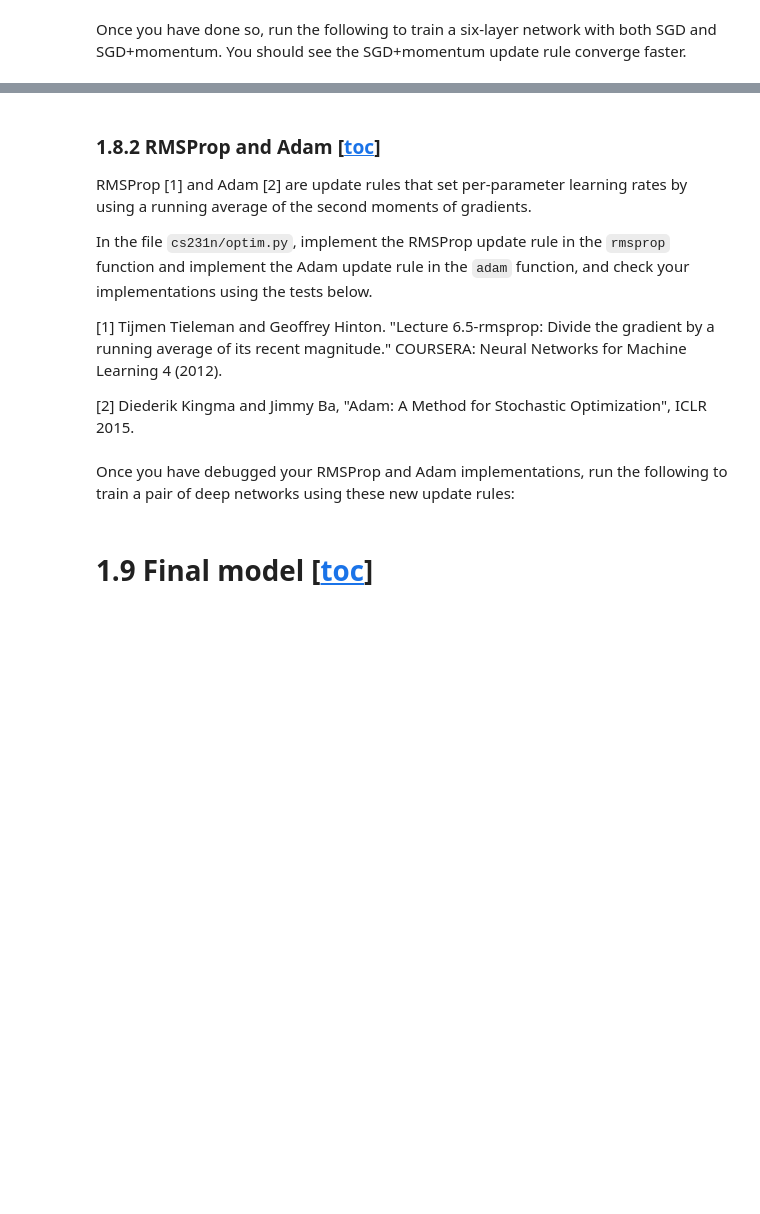
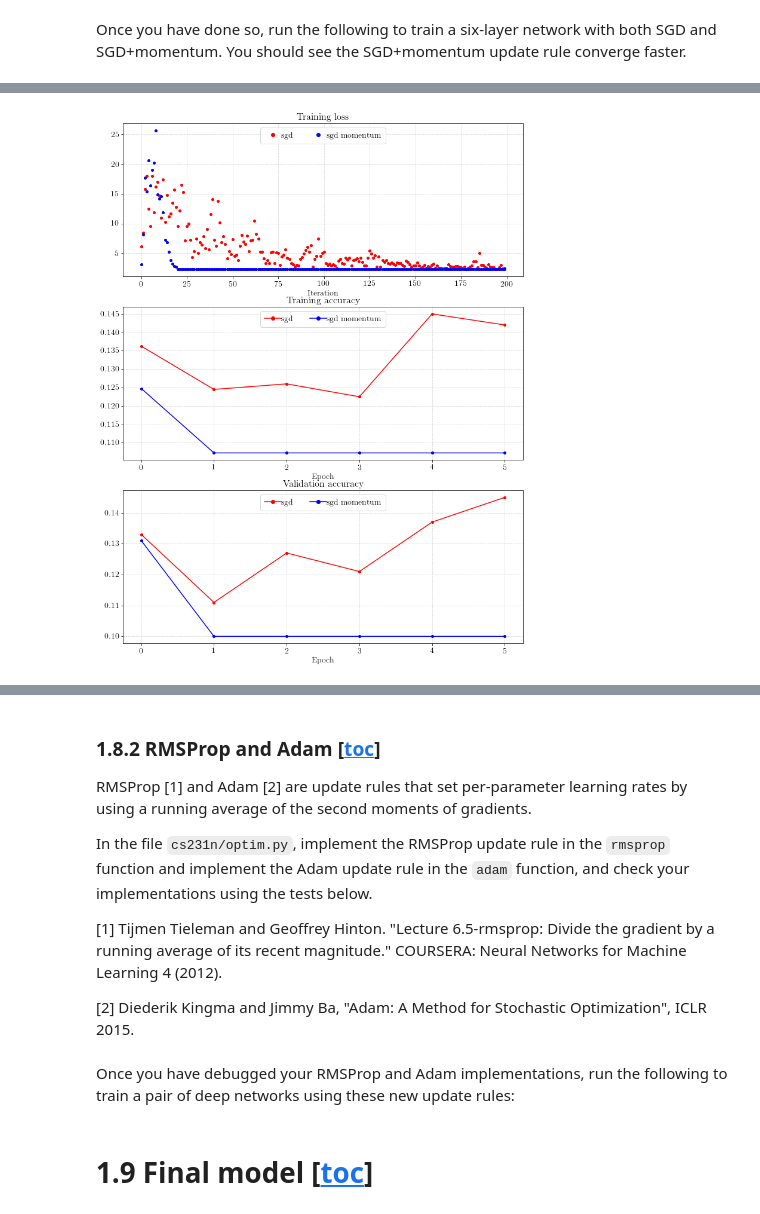
Before and after one commit to siri3us/ml, a Jupyter notebook: notebooks/CS231n/2/assignment2.ipynb, the cells around one changed output, grey strips where cells are left out. Saved outputs shown, nothing was run; the diff lists cells and outputs as text; code cells hidden in the pictures; blank space fills up the shorter version.

```diff
--- a/notebooks/CS231n/2/assignment2.ipynb
+++ b/notebooks/CS231n/2/assignment2.ipynb
@@ -152,11 +153,14 @@ gc.collect()
 # Load the (preprocessed) CIFAR10 data.
 data = get_CIFAR10_data(image_data_format='channels_first', cifar10_dir=CIFAR10_DIR, ordered=False,
                         substract_mean=True, random_state=1)
-for k, v in sorted(list(data.items())):
-    print(('%s: ' % k, v.shape))
+
+data['X_train'] /= 255.0
+data['X_test']  /= 255.0
+data['X_val']   /= 255.0
+
 X_train = data['X_train']; y_train = data['y_train']
-X_val   = data['X_val'];  y_val   = data['y_val']
-X_test  = data['X_test']; y_test  = data['y_test']
+X_val   = data['X_val'];   y_val   = data['y_val']
+X_test  = data['X_test'];  y_test  = data['y_test']
 print('Training data shape: ', X_train.shape)
 print('Training labels shape: ', y_train.shape)
 print('Validation data shape: ', X_val.shape)
@@ -774,13 +837,15 @@ small_data = {
   'y_val': data['y_val'],
 }
 
-learning_rate = 1e-3
-weight_scale = 1e-5
-model = FullyConnectedNet([100, 100, 100, 100],
+learning_rate = 1e-2
+use_batchnorm = False
+weight_scale = None
+model = FullyConnectedNet([100], use_batchnorm=use_batchnorm,
                 weight_scale=weight_scale, dtype=np.float64)
 solver = Solver(model, small_data,
-                print_every=10, num_epochs=20, batch_size=25,
+                print_every=100000, num_epochs=1000, batch_size=25,
                 update_rule='sgd',
+                lr_decay=1.0,
                 optim_config={
                   'learning_rate': learning_rate,
                 }
@@ -892,3 +967,28 @@ plt.show()
+# %%
+f, axarr = plt.subplots(3, 1, figsize=(12, 16))
+titles = ['Training loss', 'Training accuracy', 'Validation accuracy']
+xlabels = ['Iteration', 'Epoch', 'Epoch']
+
+for i in range(3):
+    ax = axarr[i]
+    ax.set_title(titles[i], fontsize=16)
+    ax.set_xlabel(xlabels[i], fontsize=14)
+rule_map = {'sgd': 'sgd', 'sgd_momentum': 'sgd momentum'}
+colors = ['r', 'b']
+
+for n_rule, (update_rule, solver) in enumerate(list(solvers.items())):
+    ax = axarr[0]
+    ax.plot(solver.loss_history, 'o', color=colors[n_rule], ms=4, label=rule_map[update_rule])
+    ax = axarr[1]
+    ax.plot(solver.train_acc_history, '-o', color=colors[n_rule], ms=4, label=rule_map[update_rule])
+    ax = axarr[2]
+    ax.plot(solver.val_acc_history, '-o', color=colors[n_rule], ms=4, label=rule_map[update_rule])
+
+for i in range(3):
+    axarr[i].legend(loc='upper center', ncol=4)
+    axarr[i].grid(linestyle='--', alpha=0.5)
+# %% [output]
+[figure, added]
 # %% [markdown]
 <a id='fcn_updates_rmsprop'></a>
 # %% [markdown]
```
Also changed, not shown: parts of 34 cells of this notebook, 1 other file.
